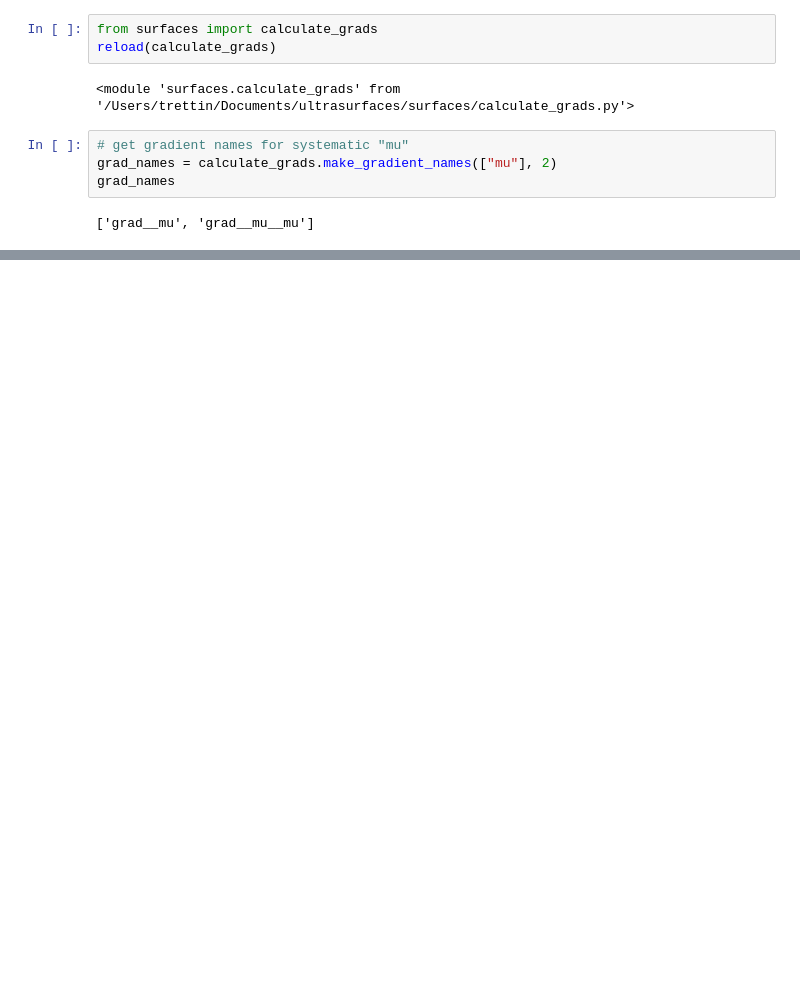
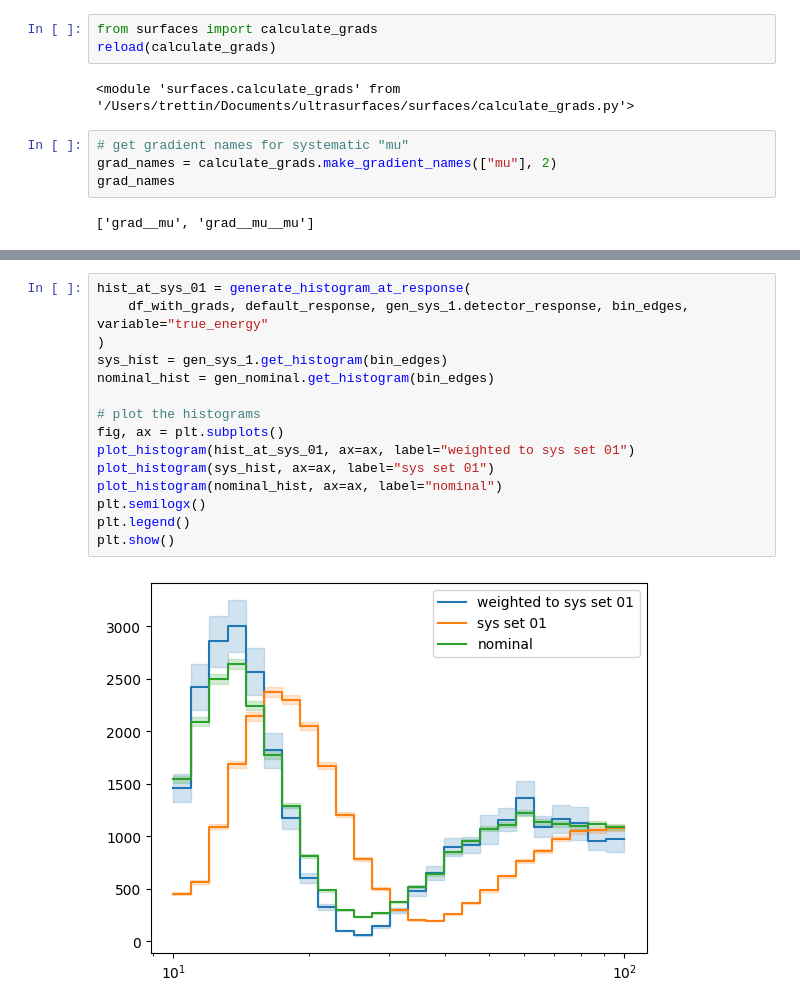
Before and after one commit to LeanderFischer/ultrasurfaces, a Jupyter notebook: New_Ultrasurface_Notebook_Alex.ipynb, the cells around one changed output, grey strips where cells are left out. Drawn from its saved outputs; the diff is of its cells as text; blank space fills up the shorter version.

Commit message:
show parameter sweep

```diff
--- a/New_Ultrasurface_Notebook_Alex.ipynb
+++ b/New_Ultrasurface_Notebook_Alex.ipynb
@@ -305,0 +320,17 @@ plt.show()
+# %%
+hist_at_sys_01 = generate_histogram_at_response(
+    df_with_grads, default_response, gen_sys_1.detector_response, bin_edges, variable="true_energy"
+)
+sys_hist = gen_sys_1.get_histogram(bin_edges)
+nominal_hist = gen_nominal.get_histogram(bin_edges)
+
+# plot the histograms
+fig, ax = plt.subplots()
+plot_histogram(hist_at_sys_01, ax=ax, label="weighted to sys set 01")
+plot_histogram(sys_hist, ax=ax, label="sys set 01")
+plot_histogram(nominal_hist, ax=ax, label="nominal")
+plt.semilogx()
+plt.legend()
+plt.show()
+# %% [output]
+[figure, added]
```
Also changed, not shown: parts of 16 cells of this notebook.
